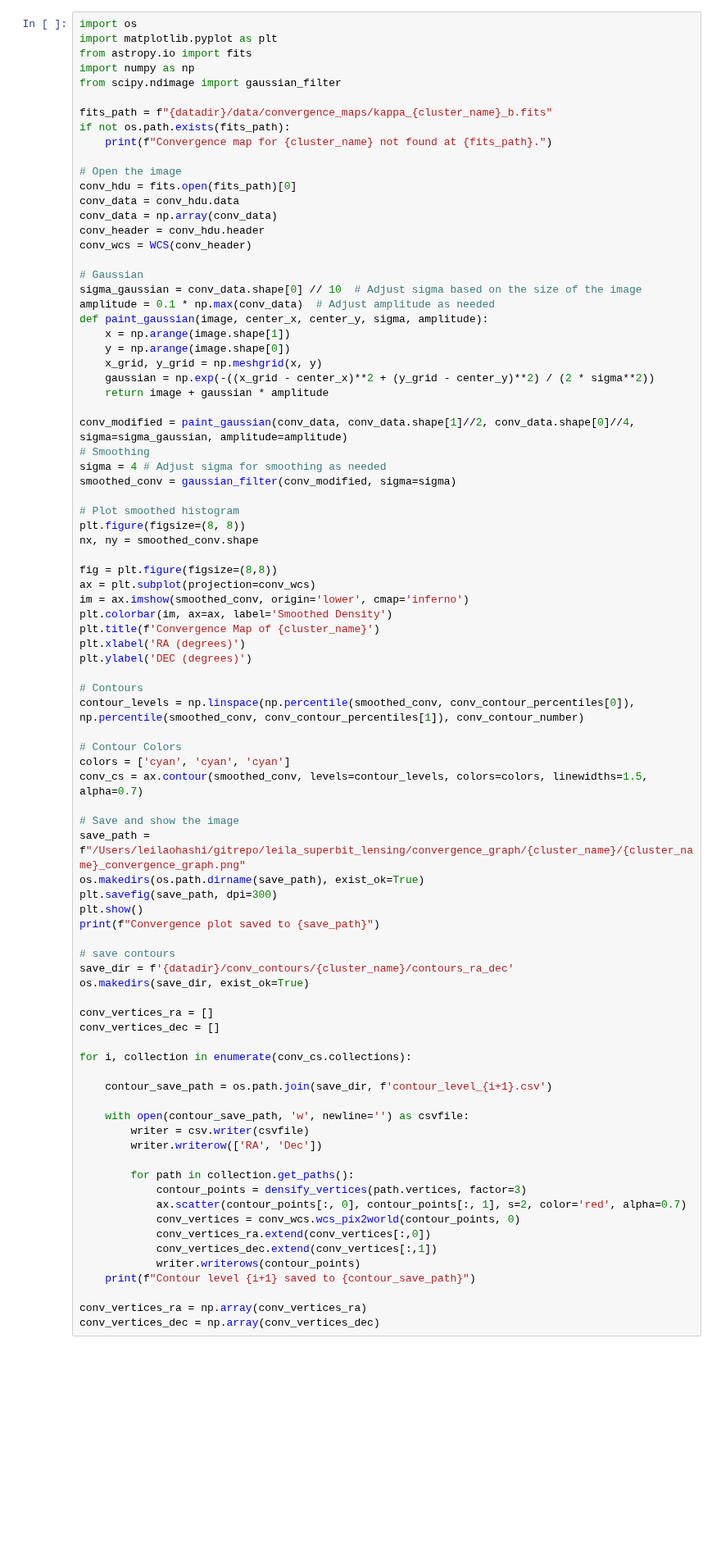
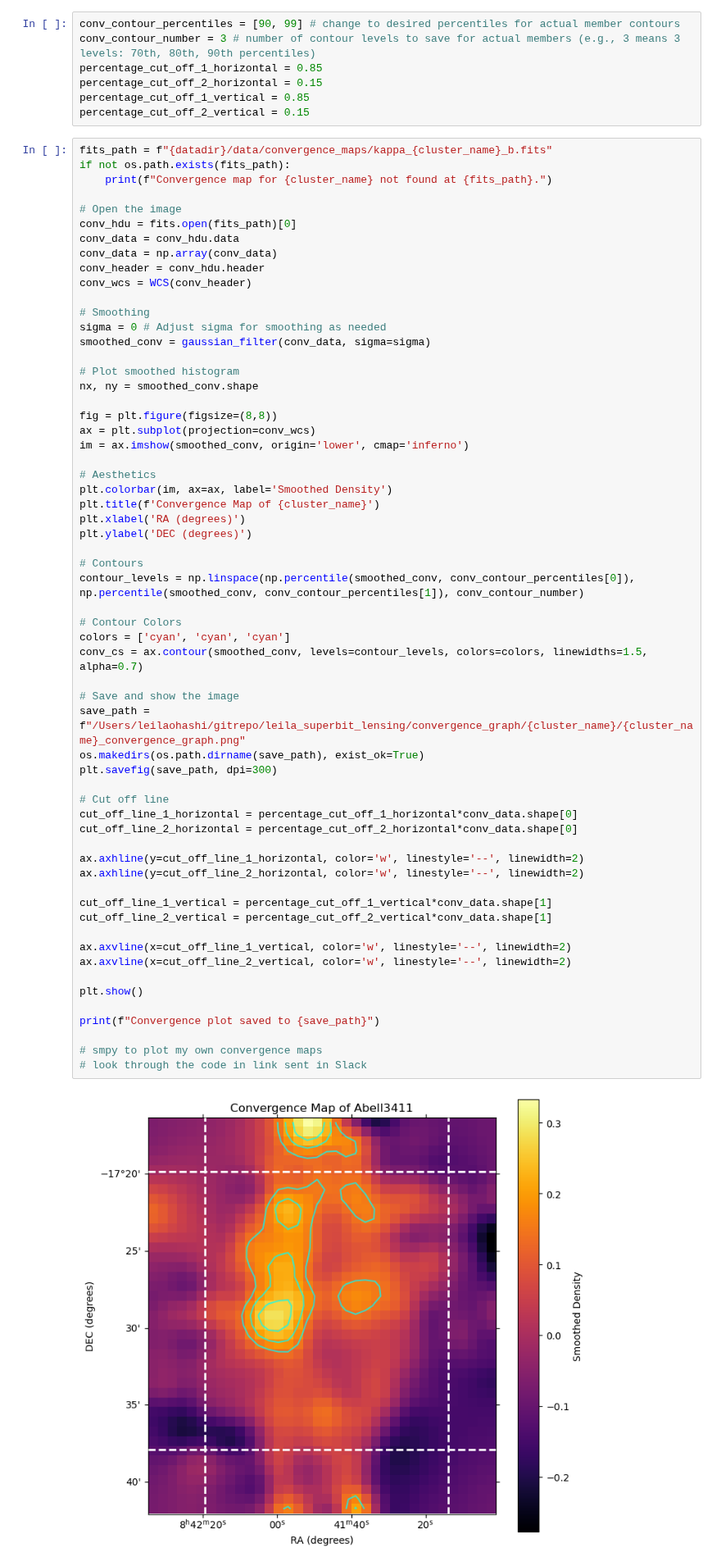
Before and after one commit to LeilaOhashi/leila_superbit_lensing, a Jupyter notebook: notebooks/leila_redseq.ipynb, the cells around one changed output. Shown at 82% size. Drawn from its saved outputs; the diff is of its cells as text; blank space fills up the shorter version.

```diff
--- a/notebooks/leila_redseq.ipynb
+++ b/notebooks/leila_redseq.ipynb
@@ -515,13 +345,14 @@ print(conv_data)
   -0.09207545]
  [-0.06579154 -0.06266576 -0.05794945 ... -0.10091798 -0.09592836
   -0.09259969]]
+# %%
+conv_contour_percentiles = [90, 99] # change to desired percentiles for actual member contours
+conv_contour_number = 3 # number of contour levels to save for actual members (e.g., 3 means 3 levels: 70th, 80th, 90th percentiles)
+percentage_cut_off_1_horizontal = 0.85
+percentage_cut_off_2_horizontal = 0.15
+percentage_cut_off_1_vertical = 0.85
+percentage_cut_off_2_vertical = 0.15
 # %%
-import os
-import matplotlib.pyplot as plt
-from astropy.io import fits
-import numpy as np
-from scipy.ndimage import gaussian_filter
-
 fits_path = f"{datadir}/data/convergence_maps/kappa_{cluster_name}_b.fits"
 if not os.path.exists(fits_path):
     print(f"Convergence map for {cluster_name} not found at {fits_path}.")
@@ -533,71 +364,53 @@ conv_data = np.array(conv_data)
 conv_header = conv_hdu.header
 conv_wcs = WCS(conv_header)
 
-# Gaussian
-sigma_gaussian = conv_data.shape[0] // 10  # Adjust sigma based on the size of the image
-amplitude = 0.1 * np.max(conv_data)  # Adjust amplitude as needed
-def paint_gaussian(image, center_x, center_y, sigma, amplitude):
-    x = np.arange(image.shape[1])
-    y = np.arange(image.shape[0])
-    x_grid, y_grid = np.meshgrid(x, y)
-    gaussian = np.exp(-((x_grid - center_x)**2 + (y_grid - center_y)**2) / (2 * sigma**2))
-    return image + gaussian * amplitude
-
-conv_modified = paint_gaussian(conv_data, conv_data.shape[1]//2, conv_data.shape[0]//4, sigma=sigma_gaussian, amplitude=amplitude)
 # Smoothing
-sigma = 4 # Adjust sigma for smoothing as needed
-smoothed_conv = gaussian_filter(conv_modified, sigma=sigma)
+sigma = 0 # Adjust sigma for smoothing as needed
+smoothed_conv = gaussian_filter(conv_data, sigma=sigma)
 
 # Plot smoothed histogram
-plt.figure(figsize=(8, 8))
 nx, ny = smoothed_conv.shape
 
 fig = plt.figure(figsize=(8,8))
 ax = plt.subplot(projection=conv_wcs)
 im = ax.imshow(smoothed_conv, origin='lower', cmap='inferno')
+
+# Aesthetics
 plt.colorbar(im, ax=ax, label='Smoothed Density')
 plt.title(f'Convergence Map of {cluster_name}')
 plt.xlabel('RA (degrees)')
 plt.ylabel('DEC (degrees)')
 
 # Contours
 contour_levels = np.linspace(np.percentile(smoothed_conv, conv_contour_percentiles[0]), np.percentile(smoothed_conv, conv_contour_percentiles[1]), conv_contour_number)
 
 # Contour Colors
 colors = ['cyan', 'cyan', 'cyan']
 conv_cs = ax.contour(smoothed_conv, levels=contour_levels, colors=colors, linewidths=1.5, alpha=0.7)
 
 # Save and show the image
 save_path = f"/Users/leilaohashi/gitrepo/leila_superbit_lensing/convergence_graph/{cluster_name}/{cluster_name}_convergence_graph.png"
 os.makedirs(os.path.dirname(save_path), exist_ok=True)
 plt.savefig(save_path, dpi=300)
+
+# Cut off line
+cut_off_line_1_horizontal = percentage_cut_off_1_horizontal*conv_data.shape[0]
+cut_off_line_2_horizontal = percentage_cut_off_2_horizontal*conv_data.shape[0]
+
+ax.axhline(y=cut_off_line_1_horizontal, color='w', linestyle='--', linewidth=2)
+ax.axhline(y=cut_off_line_2_horizontal, color='w', linestyle='--', linewidth=2)
+
+cut_off_line_1_vertical = percentage_cut_off_1_vertical*conv_data.shape[1]
+cut_off_line_2_vertical = percentage_cut_off_2_vertical*conv_data.shape[1]
+
+ax.axvline(x=cut_off_line_1_vertical, color='w', linestyle='--', linewidth=2)
+ax.axvline(x=cut_off_line_2_vertical, color='w', linestyle='--', linewidth=2)
+
 plt.show()
+
 print(f"Convergence plot saved to {save_path}")
 
-# save contours
-save_dir = f'{datadir}/conv_contours/{cluster_name}/contours_ra_dec'
-os.makedirs(save_dir, exist_ok=True)
-
-conv_vertices_ra = []
-conv_vertices_dec = []
-
-for i, collection in enumerate(conv_cs.collections):
-
-    contour_save_path = os.path.join(save_dir, f'contour_level_{i+1}.csv')
-
-    with open(contour_save_path, 'w', newline='') as csvfile:
-        writer = csv.writer(csvfile)
-        writer.writerow(['RA', 'Dec'])
-
-        for path in collection.get_paths():
-            contour_points = densify_vertices(path.vertices, factor=3)
-            ax.scatter(contour_points[:, 0], contour_points[:, 1], s=2, color='red', alpha=0.7)
-            conv_vertices = conv_wcs.wcs_pix2world(contour_points, 0)
-            conv_vertices_ra.extend(conv_vertices[:,0])
-            conv_vertices_dec.extend(conv_vertices[:,1])
-            writer.writerows(contour_points)
-    print(f"Contour level {i+1} saved to {contour_save_path}")
-
-conv_vertices_ra = np.array(conv_vertices_ra)
-conv_vertices_dec = np.array(conv_vertices_dec)
+# smpy to plot my own convergence maps
+# look through the code in link sent in Slack
 # %% [output]
+[figure, new version]
```
Also changed, not shown: parts of 22 cells of this notebook.
